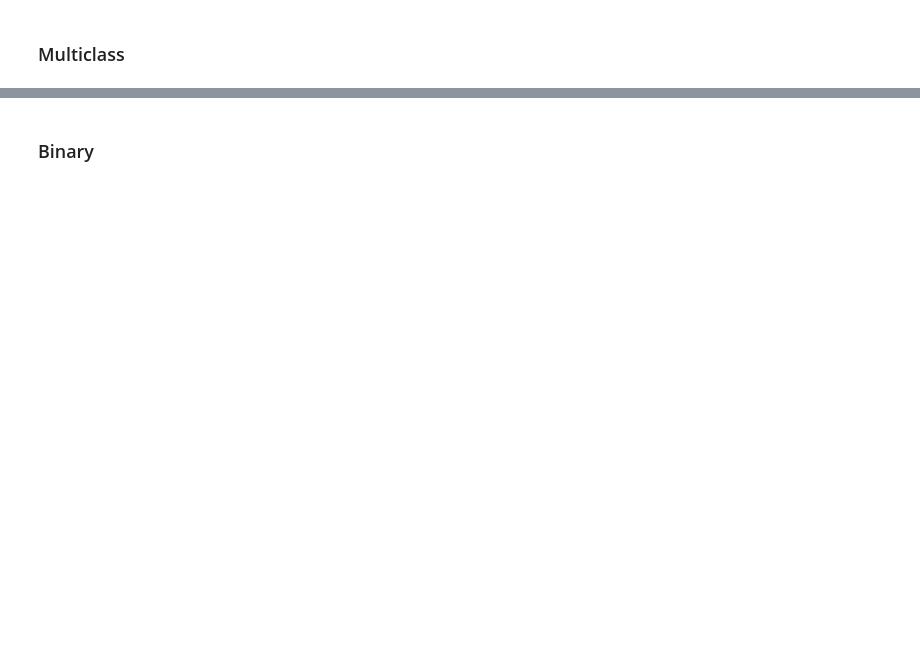
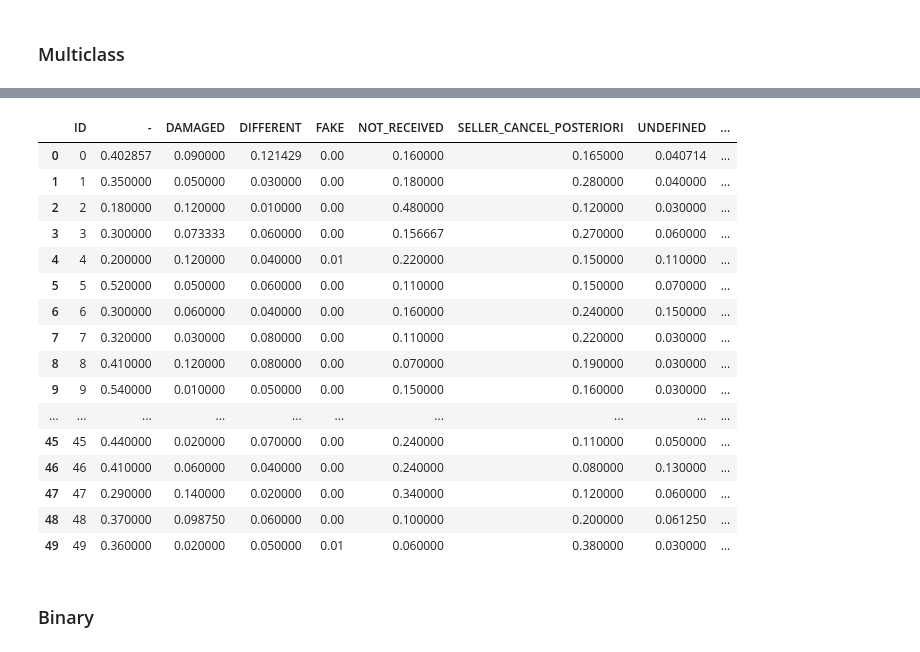
Before and after one commit to jeremycombe/Pipeline, a Jupyter notebook: Pipeline V2.ipynb, the cells around one changed output, grey strips where cells are left out. Drawn from its saved outputs; the diff is of its cells as text; code cells hidden in the pictures; blank space fills up the shorter version.

```diff
--- a/Pipeline V2.ipynb
+++ b/Pipeline V2.ipynb
@@ -573,3 +5,19 @@ class BestEstimator(object):
 # %%
 Train = pd.read_csv(r"C:\Users\jecombe\OneDrive - Capgemini\Notebooks\Train.csv", sep = ',')
 Target = pd.read_csv(r"C:\Users\jecombe\OneDrive - Capgemini\Notebooks\Target.csv", sep = ';')
+# %%
+clf = BestEstimator(type_esti = 'classifier',
+                 cv = 3,
+                 grid = True,
+                 hard_grid = True,
+                 cv_grid = 3)
+
+clf.fit(Train, Target,
+            ID = 'ID',
+            target_ID = True,
+            n = 50000,
+            n_grid = 50000,
+            value_nan = 0,
+            view_nan = True,
+           params = False,
+        scoring = 'AUC')
@@ -576,3 +87,23 @@ Target = pd.read_csv(r"C:\Users\jecombe\OneDrive - Capgemini\Notebooks\Target.cs
+# %%
+clf.pred(Train[0:50], ID = 'ID', prob = True, n = 10000)
+# %% [output]
+|  | ID | - | DAMAGED | DIFFERENT | FAKE | NOT_RECEIVED | SELLER_CANCEL_POSTERIORI | UNDEFINED | ... |
+| 0 | 0 | 0.402857 | 0.090000 | 0.121429 | 0.00 | 0.160000 | 0.165000 | 0.040714 | ... |
+| 1 | 1 | 0.350000 | 0.050000 | 0.030000 | 0.00 | 0.180000 | 0.280000 | 0.040000 | ... |
+| 2 | 2 | 0.180000 | 0.120000 | 0.010000 | 0.00 | 0.480000 | 0.120000 | 0.030000 | ... |
+| 3 | 3 | 0.300000 | 0.073333 | 0.060000 | 0.00 | 0.156667 | 0.270000 | 0.060000 | ... |
+| 4 | 4 | 0.200000 | 0.120000 | 0.040000 | 0.01 | 0.220000 | 0.150000 | 0.110000 | ... |
+| 5 | 5 | 0.520000 | 0.050000 | 0.060000 | 0.00 | 0.110000 | 0.150000 | 0.070000 | ... |
+| 6 | 6 | 0.300000 | 0.060000 | 0.040000 | 0.00 | 0.160000 | 0.240000 | 0.150000 | ... |
+| 7 | 7 | 0.320000 | 0.030000 | 0.080000 | 0.00 | 0.110000 | 0.220000 | 0.030000 | ... |
+| 8 | 8 | 0.410000 | 0.120000 | 0.080000 | 0.00 | 0.070000 | 0.190000 | 0.030000 | ... |
+| 9 | 9 | 0.540000 | 0.010000 | 0.050000 | 0.00 | 0.150000 | 0.160000 | 0.030000 | ... |
+| ... | ... | ... | ... | ... | ... | ... | ... | ... | ... |
+| 45 | 45 | 0.440000 | 0.020000 | 0.070000 | 0.00 | 0.240000 | 0.110000 | 0.050000 | ... |
+| 46 | 46 | 0.410000 | 0.060000 | 0.040000 | 0.00 | 0.240000 | 0.080000 | 0.130000 | ... |
+| 47 | 47 | 0.290000 | 0.140000 | 0.020000 | 0.00 | 0.340000 | 0.120000 | 0.060000 | ... |
+| 48 | 48 | 0.370000 | 0.098750 | 0.060000 | 0.00 | 0.100000 | 0.200000 | 0.061250 | ... |
+| 49 | 49 | 0.360000 | 0.020000 | 0.050000 | 0.01 | 0.060000 | 0.380000 | 0.030000 | ... |
 # %% [markdown]
 ### Binary
 # %%
```
Also changed, not shown: parts of 13 cells of this notebook, 1 other file.
